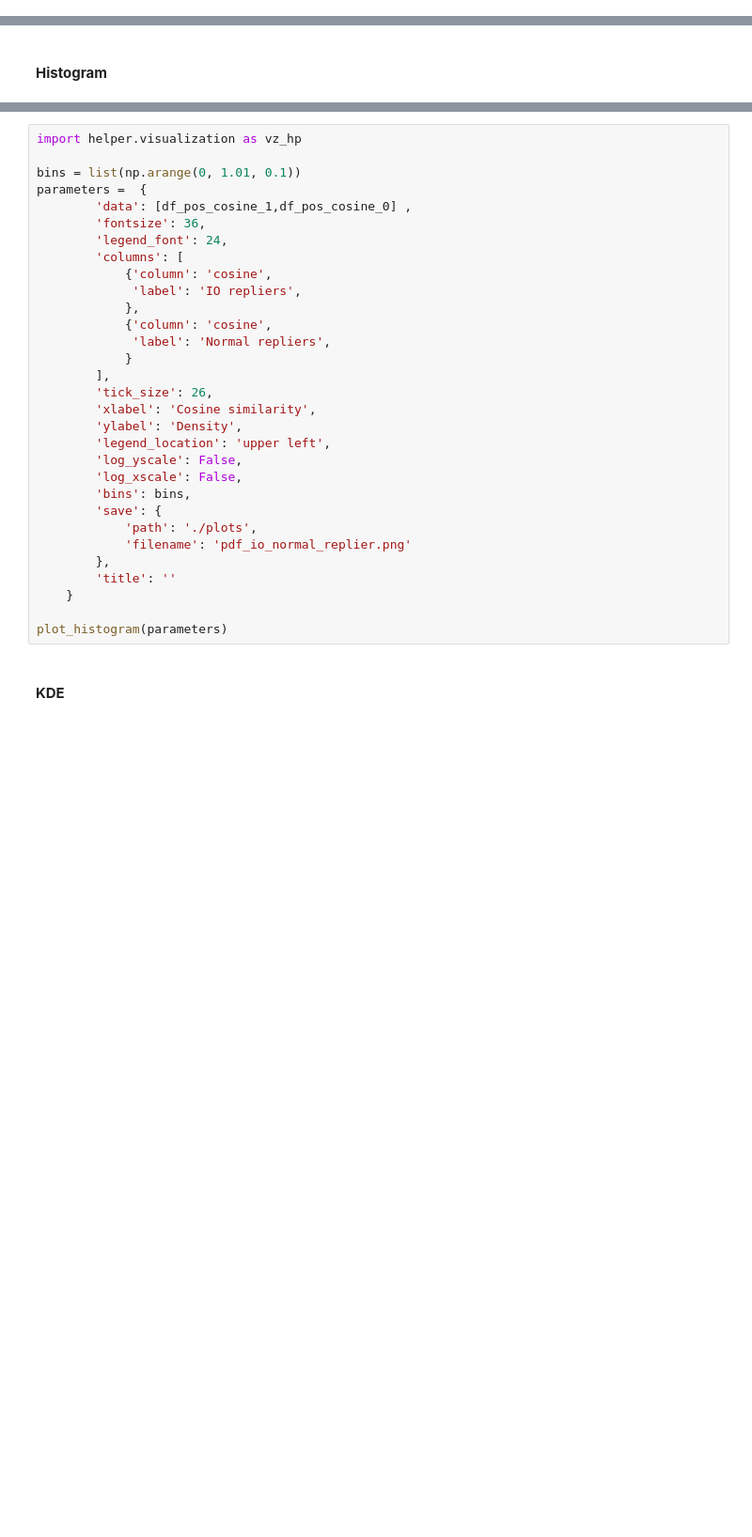
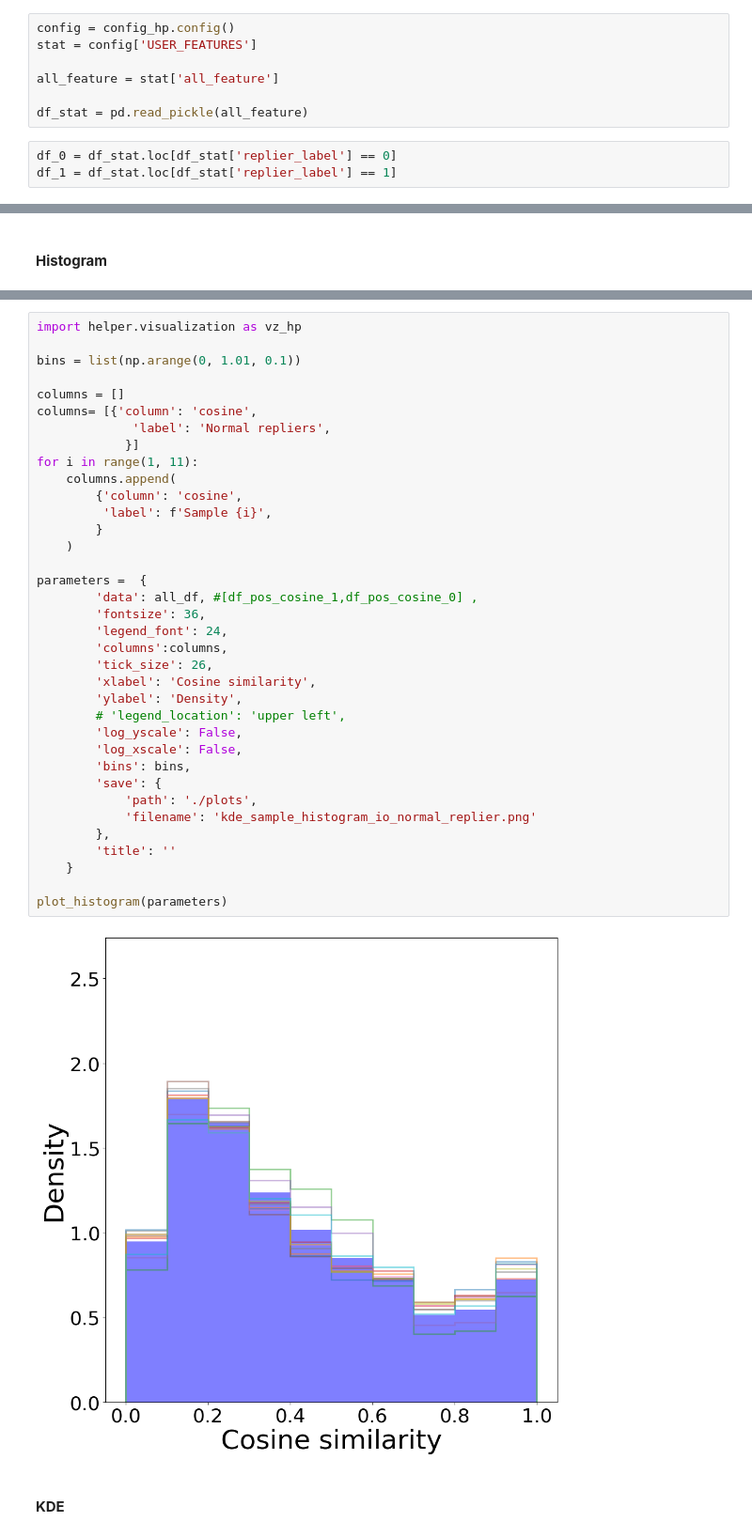
Before and after one commit to osome-iu/io-coordinated-replies, a Jupyter notebook: script/notebooks/reply_coordination/cosine_viz/pairwise_cosine_viz.ipynb, the cells around one changed output, grey strips where cells are left out. Shown: that part at 94% size. Cells and saved outputs as stored; diff of their text form; blank space fills up the shorter version.

```diff
--- a/script/notebooks/reply_coordination/cosine_viz/pairwise_cosine_viz.ipynb
+++ b/script/notebooks/reply_coordination/cosine_viz/pairwise_cosine_viz.ipynb
@@ -80,0 +245,10 @@ cosine Normal 0.33
+# %%
+config = config_hp.config()
+stat = config['USER_FEATURES']
+
+all_feature = stat['all_feature']
+
+df_stat = pd.read_pickle(all_feature)
+# %%
+df_0 = df_stat.loc[df_stat['replier_label'] == 0]
+df_1 = df_stat.loc[df_stat['replier_label'] == 1]
@@ -198,34 +436,41 @@ def plot_histogram(parameters):
 # %%
 import helper.visualization as vz_hp
 
 bins = list(np.arange(0, 1.01, 0.1))
+
+columns = []
+columns= [{'column': 'cosine',
+             'label': 'Normal repliers',
+            }]
+for i in range(1, 11):
+    columns.append(
+        {'column': 'cosine',
+         'label': f'Sample {i}',
+        }
+    )
+
 parameters =  {
-        'data': [df_pos_cosine_1,df_pos_cosine_0] ,
+        'data': all_df, #[df_pos_cosine_1,df_pos_cosine_0] ,
         'fontsize': 36,
         'legend_font': 24,
-        'columns': [
-            {'column': 'cosine',
-             'label': 'IO repliers',
-            },
-            {'column': 'cosine',
-             'label': 'Normal repliers',
-            }
-        ],
+        'columns':columns,
         'tick_size': 26,
         'xlabel': 'Cosine similarity',
         'ylabel': 'Density',
-        'legend_location': 'upper left',
+        # 'legend_location': 'upper left',
         'log_yscale': False,
         'log_xscale': False,
         'bins': bins,
         'save': {
             'path': './plots',
-            'filename': 'pdf_io_normal_replier.png'
+            'filename': 'kde_sample_histogram_io_normal_replier.png'
         },
         'title': ''
     }
 
 plot_histogram(parameters)
+# %% [output]
+[figure, added]
 # %% [markdown]
 #### **KDE**
 # %%
```
Also changed, not shown: parts of 10 cells of this notebook.
